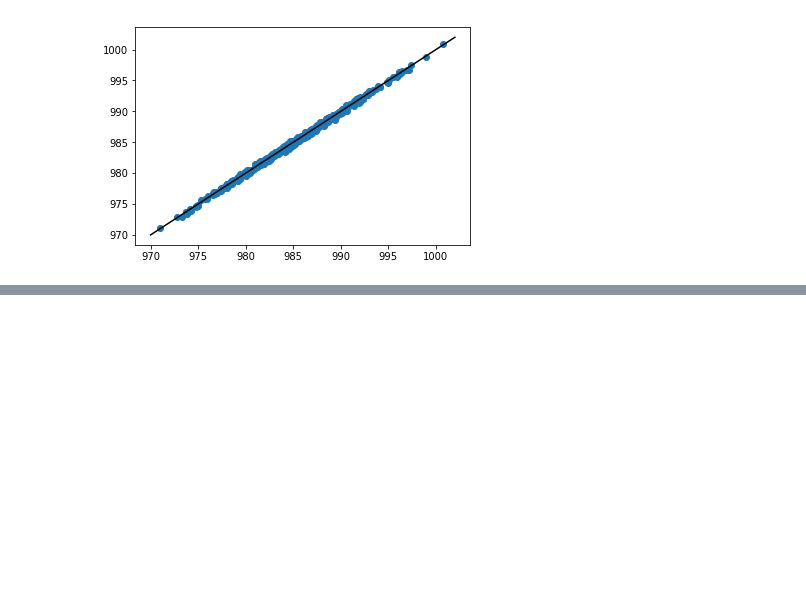
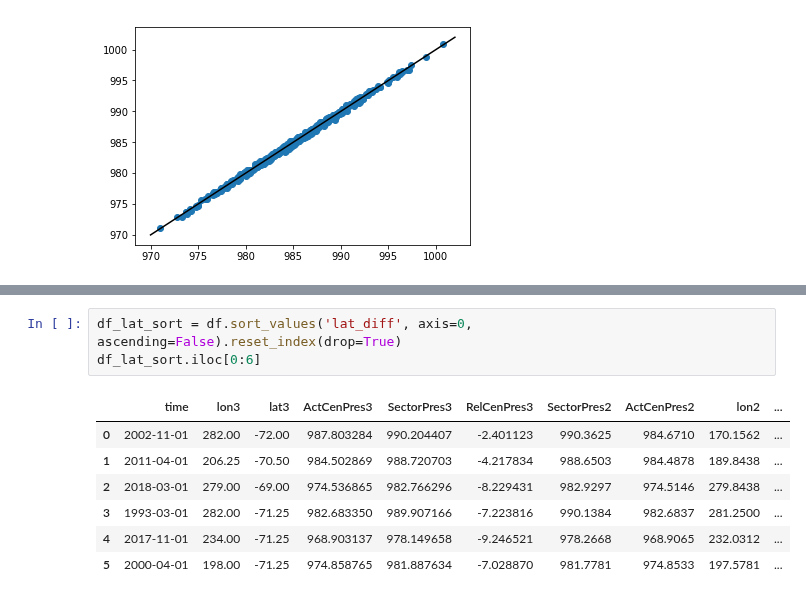
Before and after one commit to scotthosking/amundsen-sea-low-index, a Jupyter notebook: v3/compare_asl_indices.ipynb, the cells around one changed output, grey strips where cells are left out. Drawn from its saved outputs; the diff is of its cells as text; blank space fills up the shorter version.

```diff
--- a/v3/compare_asl_indices.ipynb
+++ b/v3/compare_asl_indices.ipynb
@@ -143,0 +108,11 @@ Coordinates:
+# %%
+df_lat_sort = df.sort_values('lat_diff', axis=0, ascending=False).reset_index(drop=True)
+df_lat_sort.iloc[0:6]
+# %% [output]
+|  | time | lon3 | lat3 | ActCenPres3 | SectorPres3 | RelCenPres3 | SectorPres2 | ActCenPres2 | lon2 | ... |
+| 0 | 2002-11-01 | 282.00 | -72.00 | 987.803284 | 990.204407 | -2.401123 | 990.3625 | 984.6710 | 170.1562 | ... |
+| 1 | 2011-04-01 | 206.25 | -70.50 | 984.502869 | 988.720703 | -4.217834 | 988.6503 | 984.4878 | 189.8438 | ... |
+| 2 | 2018-03-01 | 279.00 | -69.00 | 974.536865 | 982.766296 | -8.229431 | 982.9297 | 974.5146 | 279.8438 | ... |
+| 3 | 1993-03-01 | 282.00 | -71.25 | 982.683350 | 989.907166 | -7.223816 | 990.1384 | 982.6837 | 281.2500 | ... |
+| 4 | 2017-11-01 | 234.00 | -71.25 | 968.903137 | 978.149658 | -9.246521 | 978.2668 | 968.9065 | 232.0312 | ... |
+| 5 | 2000-04-01 | 198.00 | -71.25 | 974.858765 | 981.887634 | -7.028870 | 981.7781 | 974.8533 | 197.5781 | ... |
```
Also changed, not shown: parts of 20 cells of this notebook, 5 other files.
